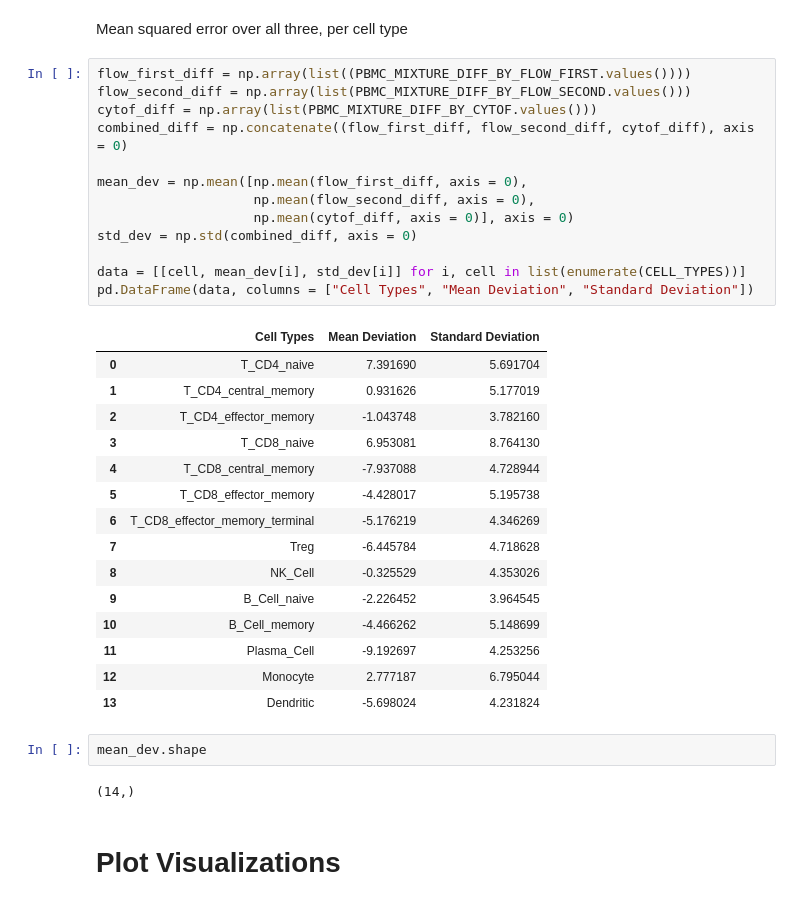
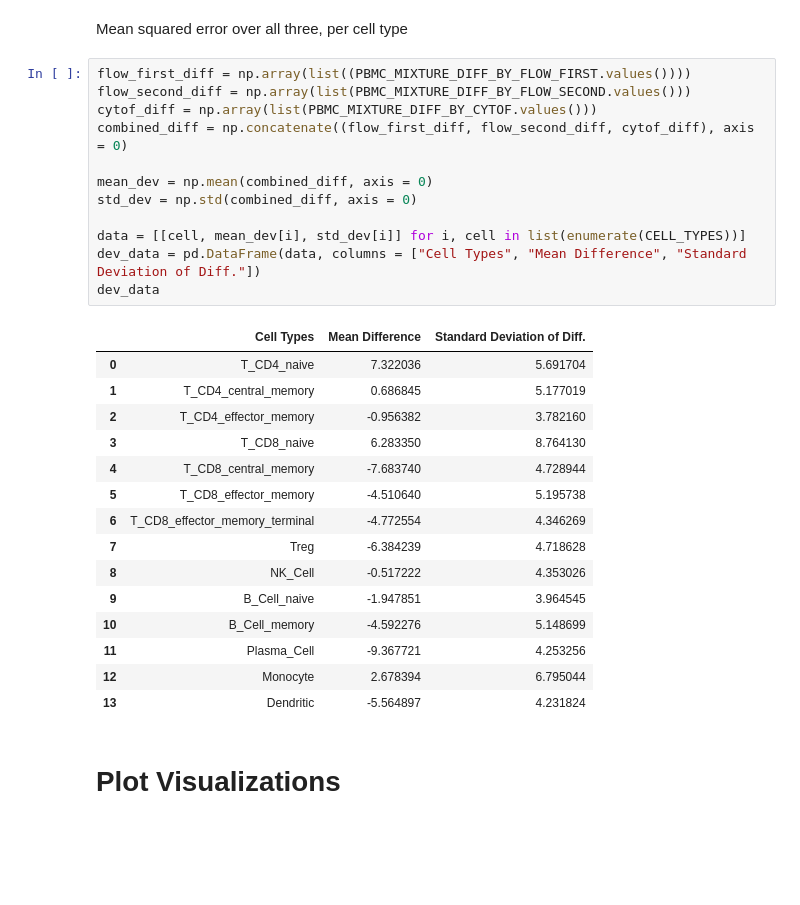
Before and after one commit to semenko/liquid-cell-atlas, a Jupyter notebook: altair_visualizations.ipynb, the cells around one changed output. Cells and saved outputs as stored; diff of their text form; blank space fills up the shorter version.

```diff
--- a/altair_visualizations.ipynb
+++ b/altair_visualizations.ipynb
@@ -109,36 +109,31 @@ Mean squared error over all three, per cell type
 # %%
 flow_first_diff = np.array(list((PBMC_MIXTURE_DIFF_BY_FLOW_FIRST.values())))
 flow_second_diff = np.array(list(PBMC_MIXTURE_DIFF_BY_FLOW_SECOND.values()))
 cytof_diff = np.array(list(PBMC_MIXTURE_DIFF_BY_CYTOF.values()))
 combined_diff = np.concatenate((flow_first_diff, flow_second_diff, cytof_diff), axis = 0)
 
-mean_dev = np.mean([np.mean(flow_first_diff, axis = 0),
-                    np.mean(flow_second_diff, axis = 0),
-                    np.mean(cytof_diff, axis = 0)], axis = 0)
+mean_dev = np.mean(combined_diff, axis = 0)
 std_dev = np.std(combined_diff, axis = 0)
 
 data = [[cell, mean_dev[i], std_dev[i]] for i, cell in list(enumerate(CELL_TYPES))]
-pd.DataFrame(data, columns = ["Cell Types", "Mean Deviation", "Standard Deviation"])
+dev_data = pd.DataFrame(data, columns = ["Cell Types", "Mean Difference", "Standard Deviation of Diff."])
+dev_data
 # %% [output]
-|  | Cell Types | Mean Deviation | Standard Deviation |
-| 0 | T_CD4_naive | 7.391690 | 5.691704 |
-| 1 | T_CD4_central_memory | 0.931626 | 5.177019 |
-| 2 | T_CD4_effector_memory | -1.043748 | 3.782160 |
-| 3 | T_CD8_naive | 6.953081 | 8.764130 |
-| 4 | T_CD8_central_memory | -7.937088 | 4.728944 |
-| 5 | T_CD8_effector_memory | -4.428017 | 5.195738 |
-| 6 | T_CD8_effector_memory_terminal | -5.176219 | 4.346269 |
-| 7 | Treg | -6.445784 | 4.718628 |
-| 8 | NK_Cell | -0.325529 | 4.353026 |
-| 9 | B_Cell_naive | -2.226452 | 3.964545 |
-| 10 | B_Cell_memory | -4.466262 | 5.148699 |
-| 11 | Plasma_Cell | -9.192697 | 4.253256 |
-| 12 | Monocyte | 2.777187 | 6.795044 |
-| 13 | Dendritic | -5.698024 | 4.231824 |
+|  | Cell Types | Mean Difference | Standard Deviation of Diff. |
+| 0 | T_CD4_naive | 7.322036 | 5.691704 |
+| 1 | T_CD4_central_memory | 0.686845 | 5.177019 |
+| 2 | T_CD4_effector_memory | -0.956382 | 3.782160 |
+| 3 | T_CD8_naive | 6.283350 | 8.764130 |
+| 4 | T_CD8_central_memory | -7.683740 | 4.728944 |
+| 5 | T_CD8_effector_memory | -4.510640 | 5.195738 |
+| 6 | T_CD8_effector_memory_terminal | -4.772554 | 4.346269 |
+| 7 | Treg | -6.384239 | 4.718628 |
+| 8 | NK_Cell | -0.517222 | 4.353026 |
+| 9 | B_Cell_naive | -1.947851 | 3.964545 |
+| 10 | B_Cell_memory | -4.592276 | 5.148699 |
+| 11 | Plasma_Cell | -9.367721 | 4.253256 |
+| 12 | Monocyte | 2.678394 | 6.795044 |
+| 13 | Dendritic | -5.564897 | 4.231824 |
-# %%
-mean_dev.shape
-# %% [output]
-(14,)
 # %% [markdown]
 # Plot Visualizations
 # %% [markdown]
```
Also changed, not shown: parts of 3 cells of this notebook.
